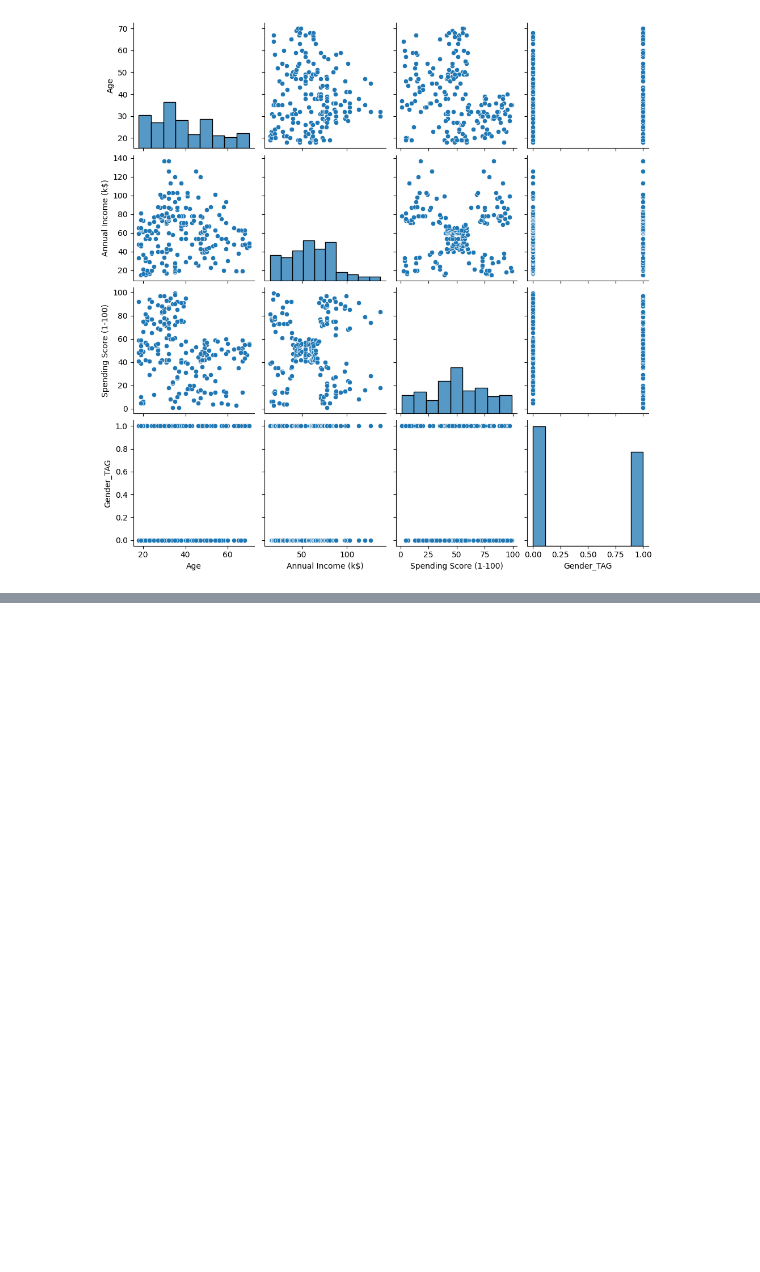
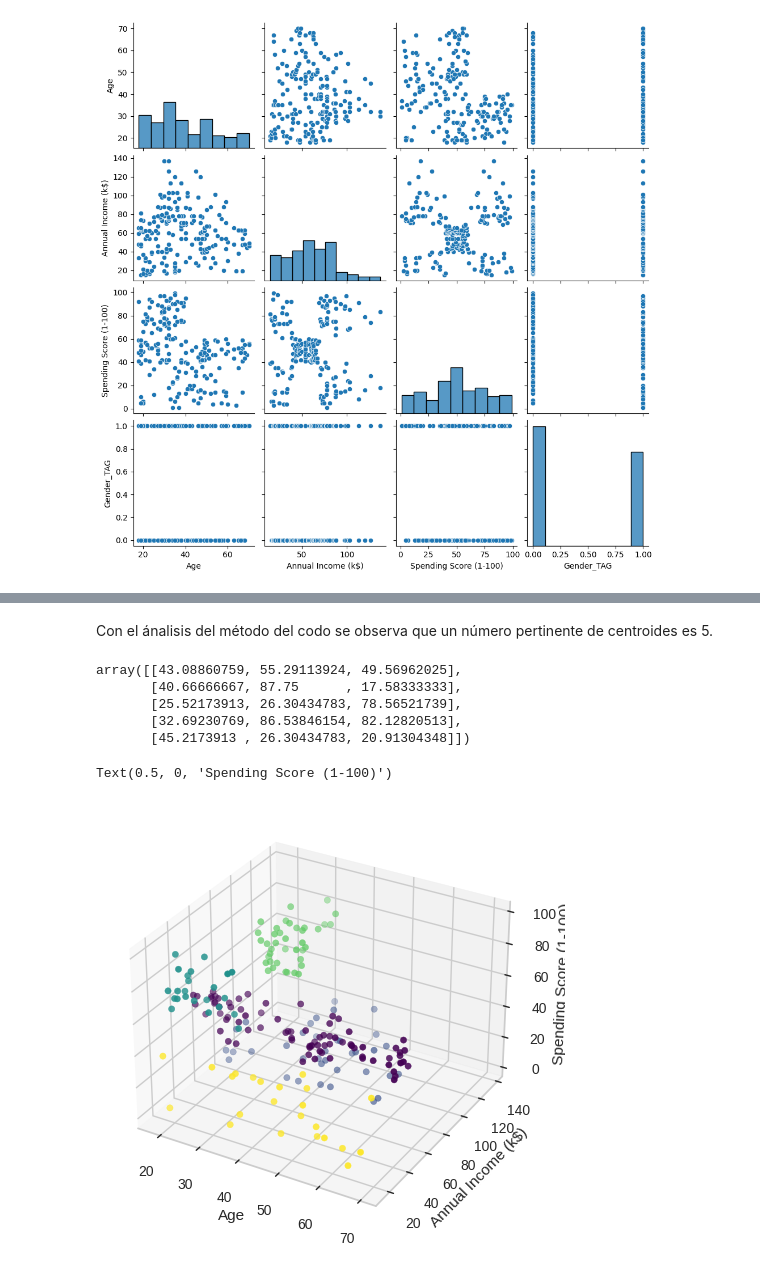
Before and after one commit to DeisyData/BIT_IA_Bootcamp, a Jupyter notebook: S8_C1_kmeans_customers.ipynb, the cells around one changed output, grey strips where cells are left out. Saved outputs shown, nothing was run; the diff lists cells and outputs as text; code cells hidden in the pictures; blank space fills up the shorter version.

```diff
--- a/S8_C1_kmeans_customers.ipynb
+++ b/S8_C1_kmeans_customers.ipynb
@@ -89,0 +107,23 @@ sns.pairplot(df)
+# %% [markdown]
+Con el ánalisis del método del codo se observa que un número pertinente de centroides es 5.
+# %%
+model_5k = KMeans(n_clusters=5, random_state=1).fit(df)
+model_5k.cluster_centers_
+# %% [output]
+array([[43.08860759, 55.29113924, 49.56962025],
+       [40.66666667, 87.75      , 17.58333333],
+       [25.52173913, 26.30434783, 78.56521739],
+       [32.69230769, 86.53846154, 82.12820513],
+       [45.2173913 , 26.30434783, 20.91304348]])
+# %%
+from mpl_toolkits.mplot3d import Axes3D
+fig = plt.figure()
+ax = fig.add_subplot(111, projection='3d')
+# Plot data points
+ax.scatter(df['Age'], df['Annual Income (k$)'], df['Spending Score (1-100)'], c=model_5k.labels_, cmap = 'viridis' )
+ax.set_xlabel('Age')
+ax.set_ylabel('Annual Income (k$)')
+ax.set_zlabel('Spending Score (1-100)')
+# %% [output]
+Text(0.5, 0, 'Spending Score (1-100)')
+[figure, added]
```
Also changed, not shown: parts of 21 cells of this notebook.
